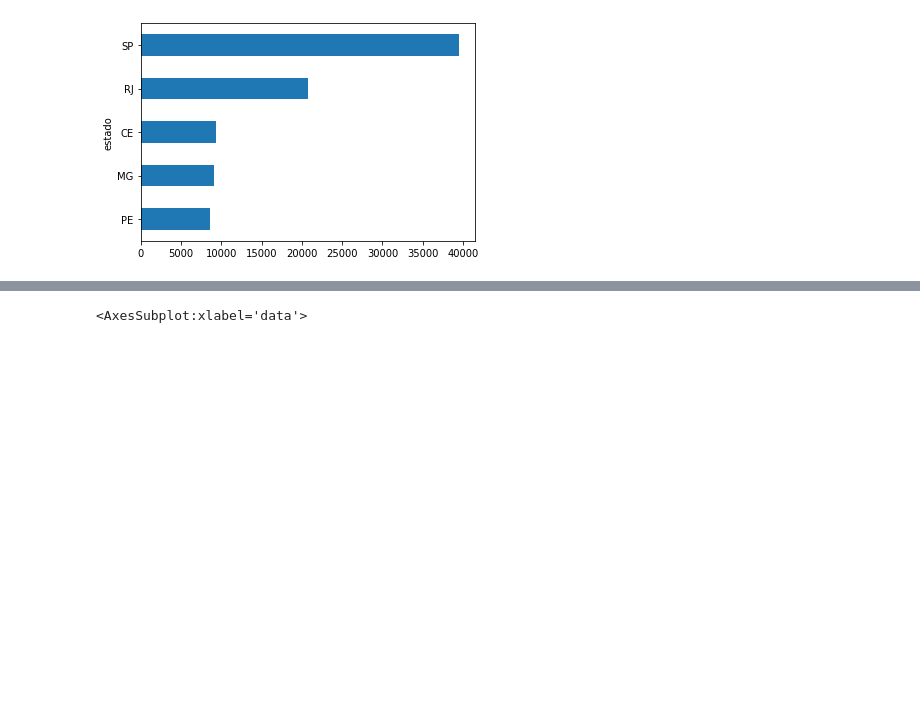
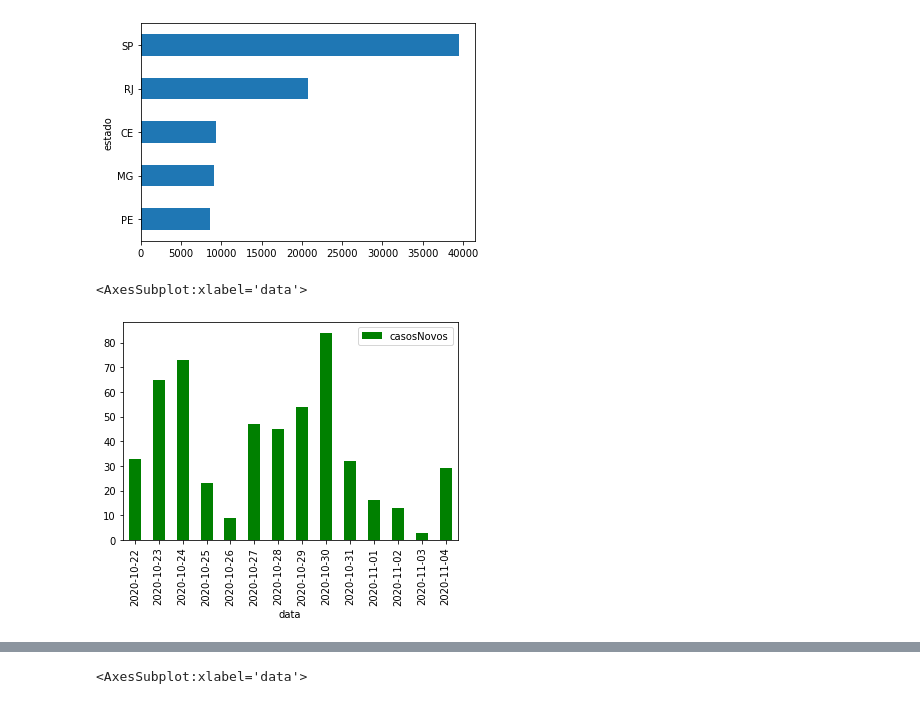
Before and after one commit to fmasanori/CursoPyLadiesSP, a Jupyter notebook: Covid oficial.ipynb, the cells around one changed output, grey strips where cells are left out. Saved outputs shown, nothing was run; the diff lists cells and outputs as text; code cells hidden in the pictures; blank space fills up the shorter version.

```diff
--- a/Covid oficial.ipynb
+++ b/Covid oficial.ipynb
@@ -76,3 +76,10 @@ df.groupby('estado')['obitosAcumulado'].max().sort_values().tail(5).plot(kind='b
 # %% [output]
 <AxesSubplot:ylabel='estado'>
 [figure]
+# %%
+sjc = df.query('municipio == "São José dos Campos"')
+sjc.tail(14).plot(kind='bar',
+        x='data', y='casosNovos', color='GREEN')
+# %% [output]
+<AxesSubplot:xlabel='data'>
+[figure, added]
```
Also changed, not shown: parts of 4 cells of this notebook.
